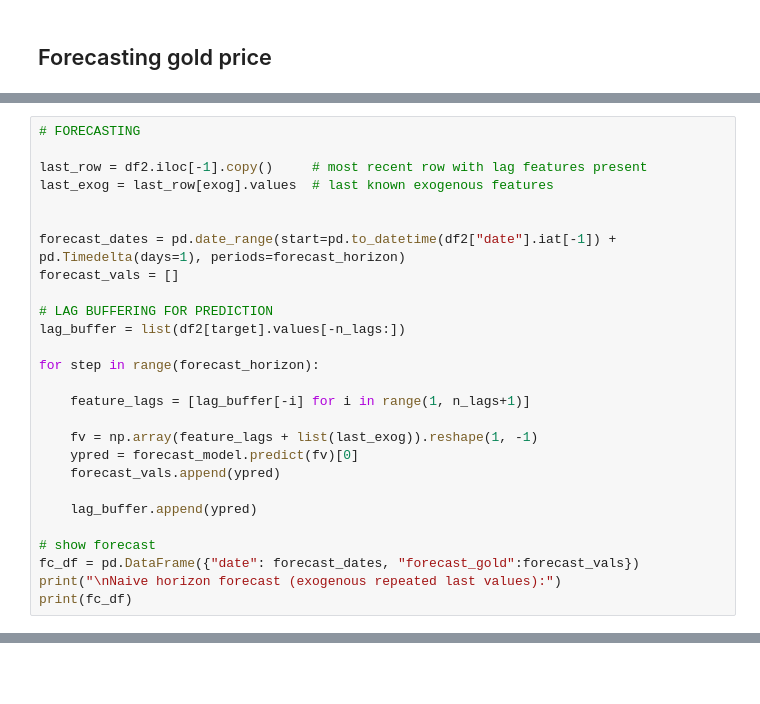
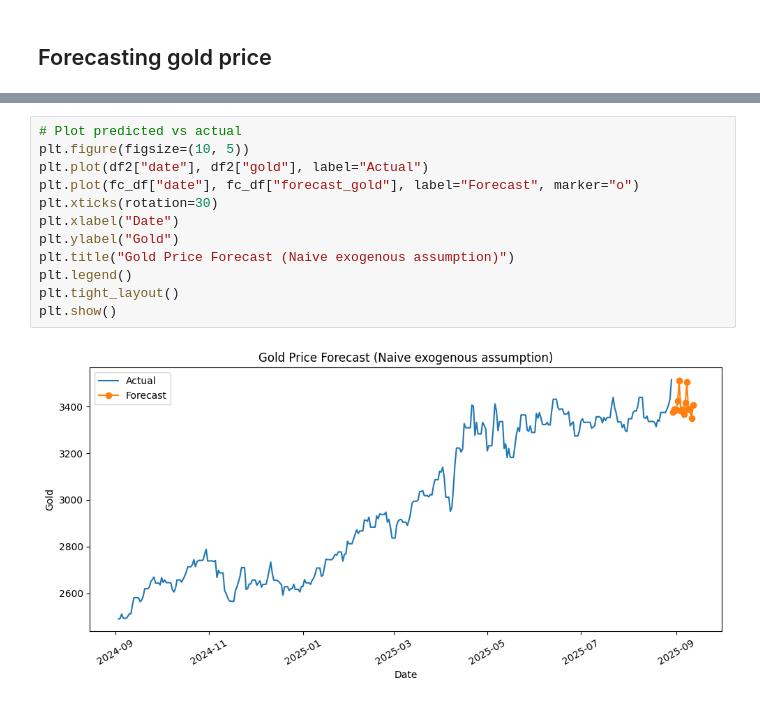
Before and after one commit to Ruilin0624/bootcamp_Ruilin_Yang, a Jupyter notebook: project/notebook/GOLD.ipynb, the cells around one changed output, grey strips where cells are left out. Cells and saved outputs as stored; diff of their text form; blank space fills up the shorter version.

```diff
--- a/project/notebook/GOLD.ipynb
+++ b/project/notebook/GOLD.ipynb
@@ -432,27 +390,0 @@ LinearRegression  18.5615  25.581  0.5275
-# %%
-# FORECASTING
-
-last_row = df2.iloc[-1].copy()     # most recent row with lag features present
-last_exog = last_row[exog].values  # last known exogenous features
-
-
-forecast_dates = pd.date_range(start=pd.to_datetime(df2["date"].iat[-1]) + pd.Timedelta(days=1), periods=forecast_horizon)
-forecast_vals = []
-
-# LAG BUFFERING FOR PREDICTION
-lag_buffer = list(df2[target].values[-n_lags:])
-
-for step in range(forecast_horizon):
-
-    feature_lags = [lag_buffer[-i] for i in range(1, n_lags+1)]
-
-    fv = np.array(feature_lags + list(last_exog)).reshape(1, -1)
-    ypred = forecast_model.predict(fv)[0]
-    forecast_vals.append(ypred)
-
-    lag_buffer.append(ypred)
-
-# show forecast
-fc_df = pd.DataFrame({"date": forecast_dates, "forecast_gold":forecast_vals})
-print("\nNaive horizon forecast (exogenous repeated last values):")
-print(fc_df)
@@ -476,2 +531,16 @@ Naive horizon forecast (exogenous repeated last values):
+# %%
+# Plot predicted vs actual
+plt.figure(figsize=(10, 5))
+plt.plot(df2["date"], df2["gold"], label="Actual")
+plt.plot(fc_df["date"], fc_df["forecast_gold"], label="Forecast", marker="o")
+plt.xticks(rotation=30)
+plt.xlabel("Date")
+plt.ylabel("Gold")
+plt.title("Gold Price Forecast (Naive exogenous assumption)")
+plt.legend()
+plt.tight_layout()
+plt.show()
+# %% [output]
+[figure, added]
 # %%
 # Plot recent history + forecast
```
Also changed, not shown: parts of 16 cells of this notebook, 3 other files.
